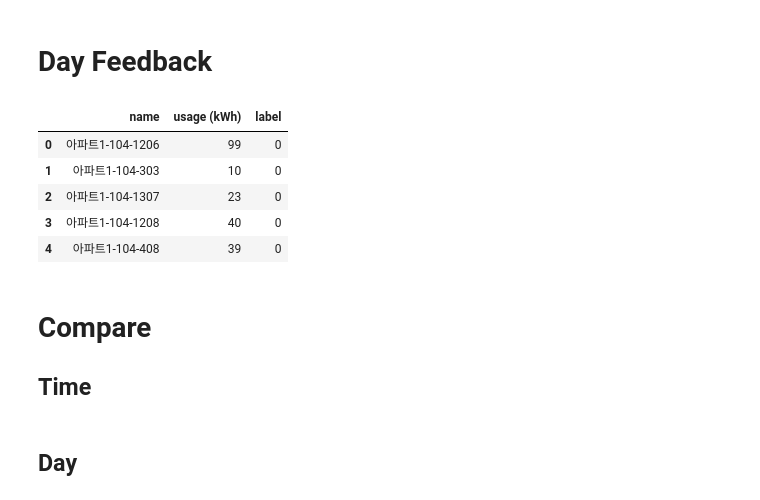
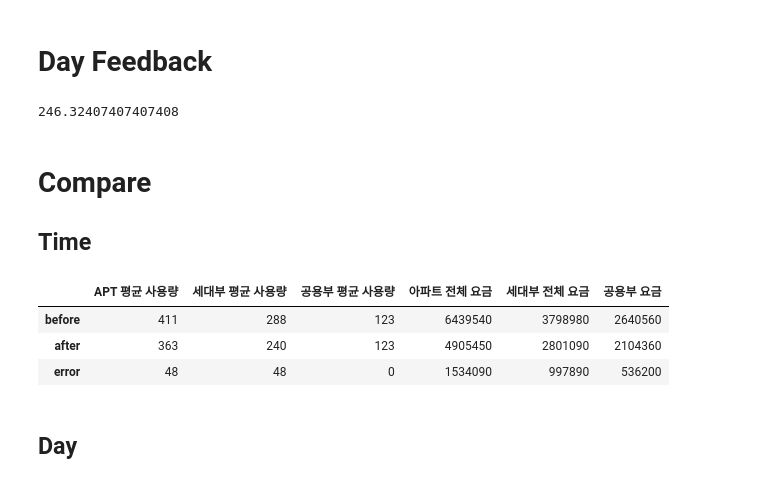
Before and after one commit to formegusto/distribution-public-fee, a Jupyter notebook: pt4.전기절약 피드백 modulization.ipynb, the cells around one changed output. Cells and saved outputs as stored; diff of their text form; code cells hidden in the pictures.

```diff
--- a/pt4.전기절약 피드백 modulization.ipynb
+++ b/pt4.전기절약 피드백 modulization.ipynb
@@ -96,15 +93,67 @@ sv.result()
 
 day_group = sv.new_group.copy()
 day_group.head()
+
+day_group['usage (kWh)'].mean()
 # %% [output]
-|  | name | usage (kWh) | label |
-| 0 | 아파트1-104-1206 | 99 | 0 |
-| 1 | 아파트1-104-303 | 10 | 0 |
-| 2 | 아파트1-104-1307 | 23 | 0 |
-| 3 | 아파트1-104-1208 | 40 | 0 |
-| 4 | 아파트1-104-408 | 39 | 0 |
+246.32407407407408
 # %% [markdown]
 # Compare
 ## Time
+# %%
+month = 1
+
+before_month_df = sv.group[['name', 'usage (kWh)']].copy()
+after_month_df = time_group[['name', 'usage (kWh)']].copy()
+house_count = len(before_month_df)
+
+PUBLIC_PERCENTAGE = 30
+APT = crs.utils.get_APT(month_df, PUBLIC_PERCENTAGE)
+public_kWh = APT - before_month_df['usage (kWh)'].sum()
+before_calc = crs.models.ManagementOffice(
+        month=month,
+        households=before_month_df,
+        APT=APT,
+        contract="단일계약"
+    )
+
+after_APT = after_month_df['usage (kWh)'].sum() + public_kWh
+after_calc = crs.models.ManagementOffice(
+        month=month,
+        households=after_month_df,
+        APT=after_APT,
+        contract="단일계약"
+    )
+
+compare_df = pd.DataFrame()
+compare_df.index = ['before', 'after']
+compare_df['APT 평균 사용량'] = [before_calc.apart.kwh, after_calc.apart.kwh]
+compare_df['세대부 평균 사용량'] = [round(before_month_df['usage (kWh)'].mean()),
+                           round(after_month_df['usage (kWh)'].mean())]
+compare_df['공용부 평균 사용량'] = [
+    round(public_kWh / house_count),
+    round(public_kWh / house_count)
+]
+
+compare_df['아파트 전체 요금'] = [
+    before_calc.bill,
+    after_calc.bill
+]
+compare_df['세대부 전체 요금'] = [
+    before_calc.bill - before_calc.public_bill,
+    after_calc.bill - after_calc.public_bill
+]
+compare_df['공용부 요금'] = [
+    before_calc.public_bill,
+    after_calc.public_bill
+]
+
+compare_df.loc['error'] = compare_df.loc['before'] - compare_df.loc['after']
+compare_df
+# %% [output]
+|  | APT 평균 사용량 | 세대부 평균 사용량 | 공용부 평균 사용량 | 아파트 전체 요금 | 세대부 전체 요금 | 공용부 요금 |
+| before | 411 | 288 | 123 | 6439540 | 3798980 | 2640560 |
+| after | 363 | 240 | 123 | 4905450 | 2801090 | 2104360 |
+| error | 48 | 48 | 0 | 1534090 | 997890 | 536200 |
 # %% [markdown]
 ## Day
```
Also changed, not shown: parts of 2 cells of this notebook.
